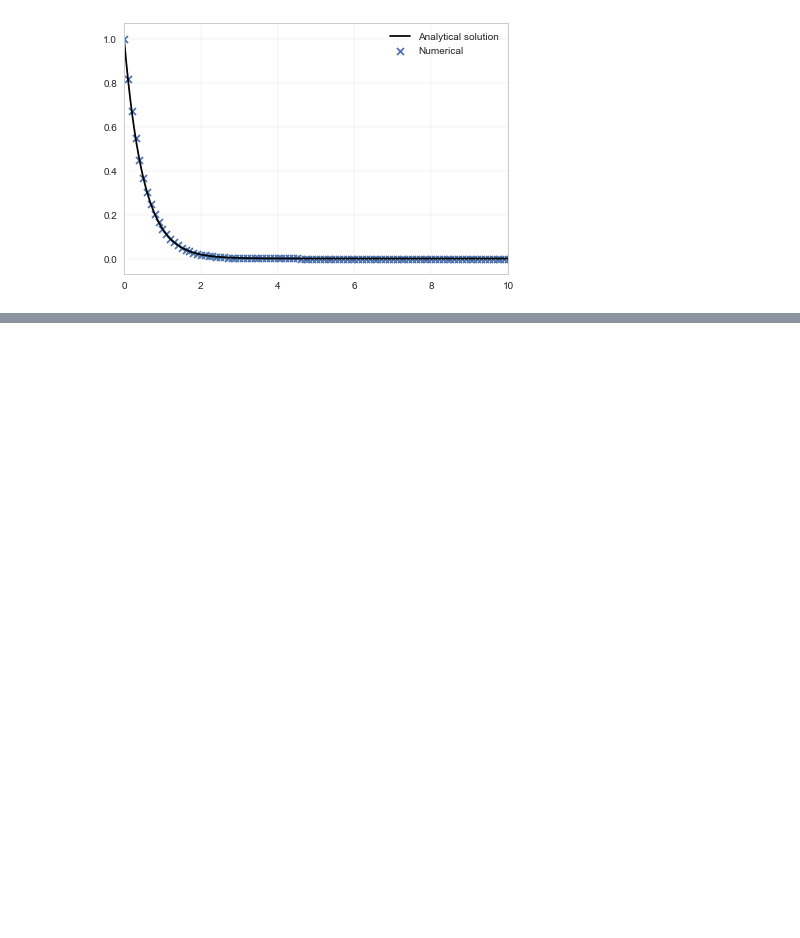
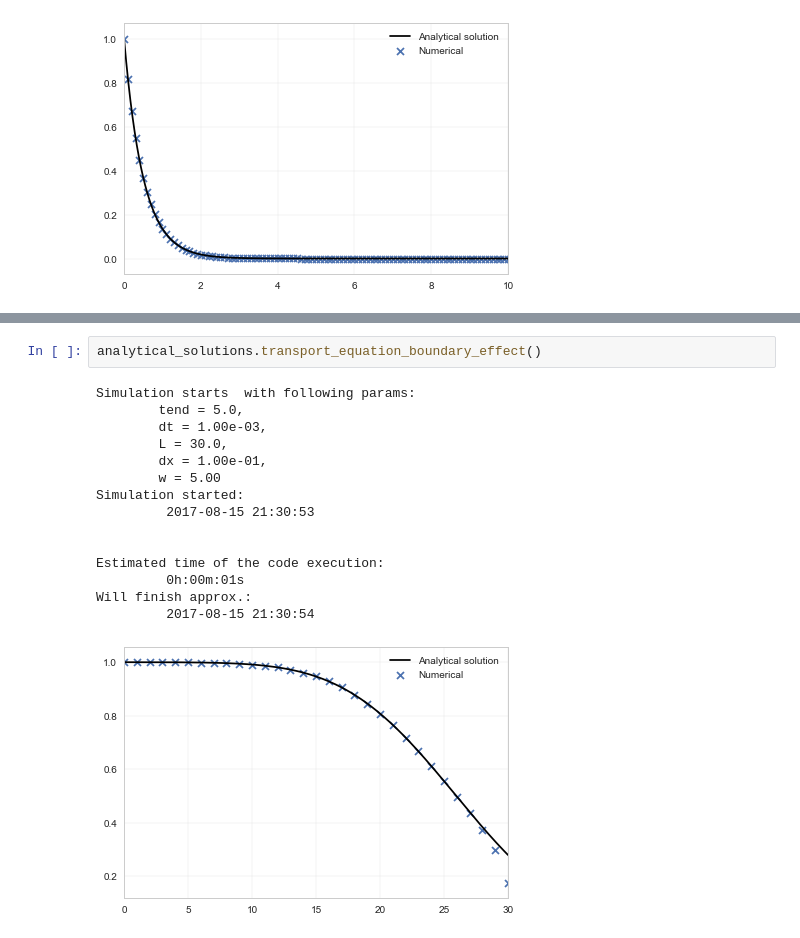
Before and after one commit to biogeochemistry/PorousMediaLab, a Jupyter notebook: examples/Analytical Solutions.ipynb, the cells around one changed output, grey strips where cells are left out. Cells and saved outputs as stored; diff of their text form; blank space fills up the shorter version.

Commit message:
analytical solution - boundary effect

```diff
--- a/examples/Analytical Solutions.ipynb
+++ b/examples/Analytical Solutions.ipynb
@@ -25 +25,19 @@ Will finish approx.:
 [figure]
+# %%
+analytical_solutions.transport_equation_boundary_effect()
+# %% [output]
+Simulation starts  with following params:
+        tend = 5.0,
+        dt = 1.00e-03,
+        L = 30.0,
+        dx = 1.00e-01,
+        w = 5.00
+Simulation started:
+         2017-08-15 21:30:53
+
+
+Estimated time of the code execution:
+         0h:00m:01s
+Will finish approx.:
+         2017-08-15 21:30:54
+[figure, added]
```
Also changed, not shown: parts of 1 cell of this notebook, 2 other files.
